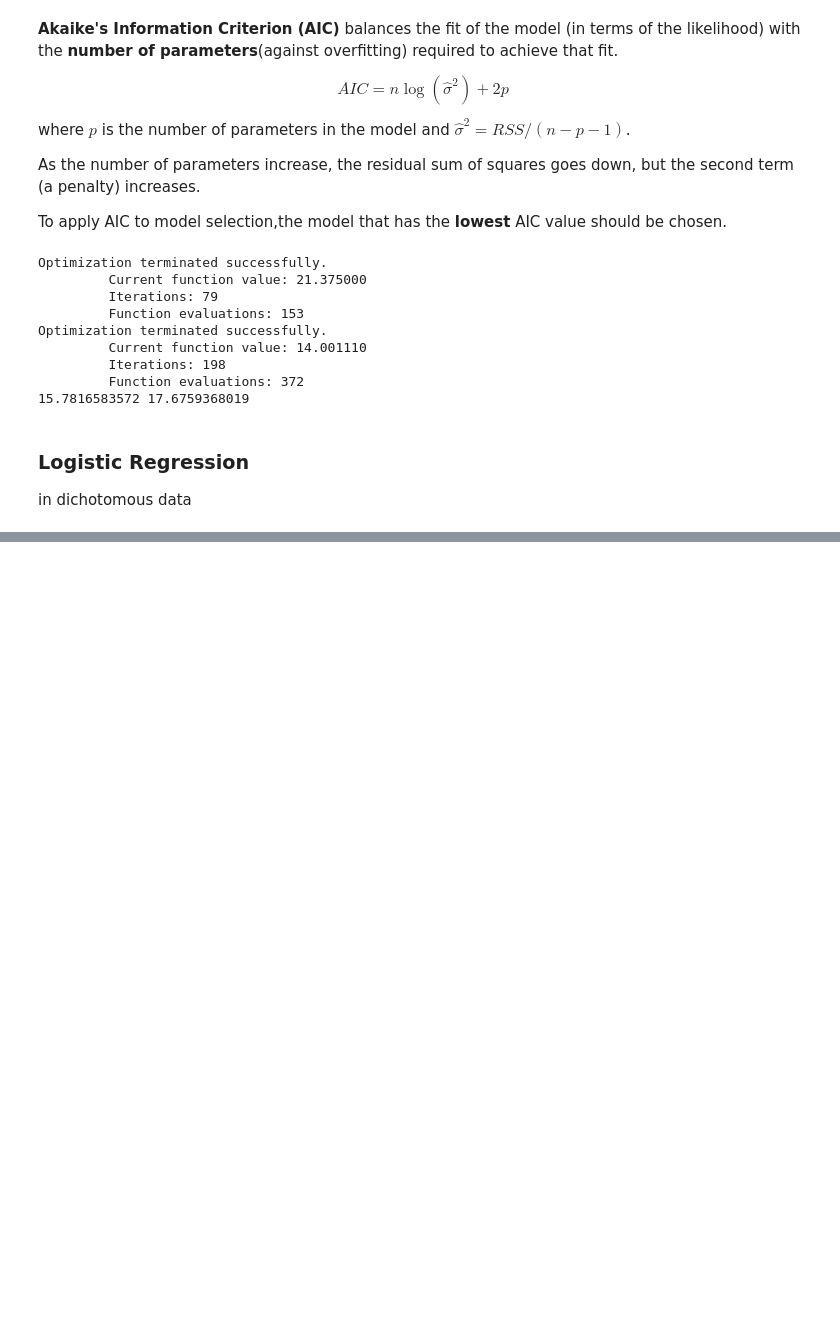
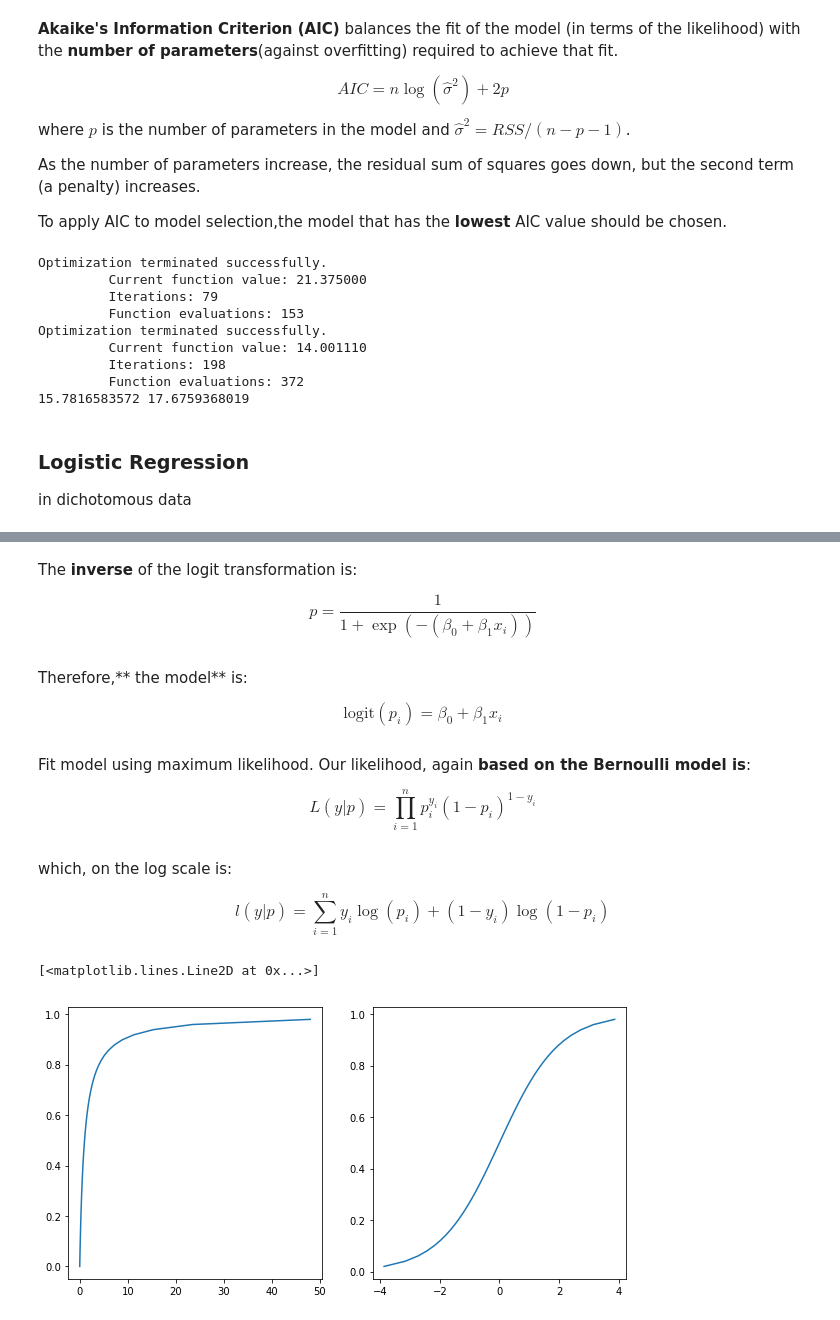
Before and after one commit to yueying-teng/STAT, a Jupyter notebook: statistical model.ipynb, the cells around one changed output, grey strips where cells are left out. Cells and saved outputs as stored; diff of their text form; code cells hidden in the pictures; blank space fills up the shorter version.

```diff
--- a/statistical model.ipynb
+++ b/statistical model.ipynb
@@ -675,0 +726,43 @@ ImportError: No module named 'xlrd'
+# %% [markdown]
+The **inverse** of the logit transformation is:
+
+<div style="font-size: 100%;">
+$$p = \frac{1}{1 + \exp(-(\beta_0 + \beta_1 x_i))}$$
+</div>
+# %% [markdown]
+Therefore,** the model** is:
+
+<div style="font-size: 100%;">
+$$\text{logit}(p_i) = \beta_0 + \beta_1 x_i$$
+</div>
+# %% [markdown]
+Fit model using maximum likelihood. Our likelihood, again **based on the Bernoulli model is**:
+
+<div style="font-size: 100%;">
+$$L(y|p) = \prod_{i=1}^n p_i^{y_i} (1-p_i)^{1-y_i}$$
+</div>
+# %% [markdown]
+which, on the log scale is:
+
+<div style="font-size: 100%;">
+$$l(y|p) = \sum_{i=1}^n y_i \log(p_i) + (1-y_i)\log(1-p_i)$$
+</div>
+# %%
+# want the zero one range data on the y axis
+
+
+fig = plt.figure(figsize = (10, 5))
+plt.subplot(1, 2, 1)
+# plot of p/(1 - p)
+logit = lambda p: np.log(p/ (1 - p))
+unit_interval = np.linspace(0, 1)
+plt.plot(unit_interval/(1 - unit_interval), unit_interval)
+
+
+plt.subplot(1, 2, 2)
+# plot of the logit function
+# which transfers the regular [0,1] probability values on the y axis to the unbounded new scale on x axis
+plt.plot(logit(unit_interval), unit_interval)
+# %% [output]
+[<matplotlib.lines.Line2D at 0x...>]
+[figure, added]
```
Also changed, not shown: parts of 28 cells of this notebook.
